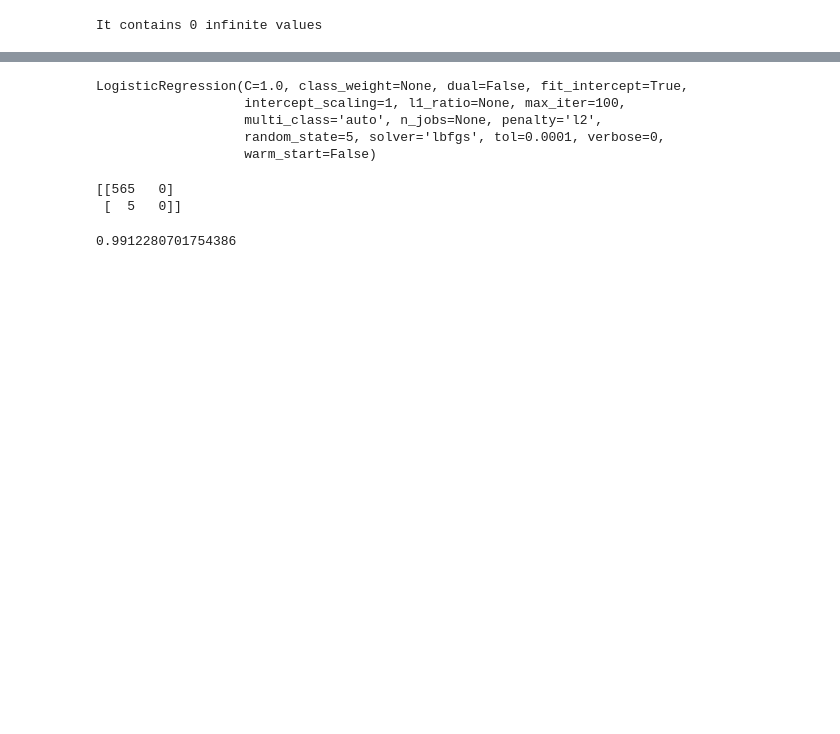
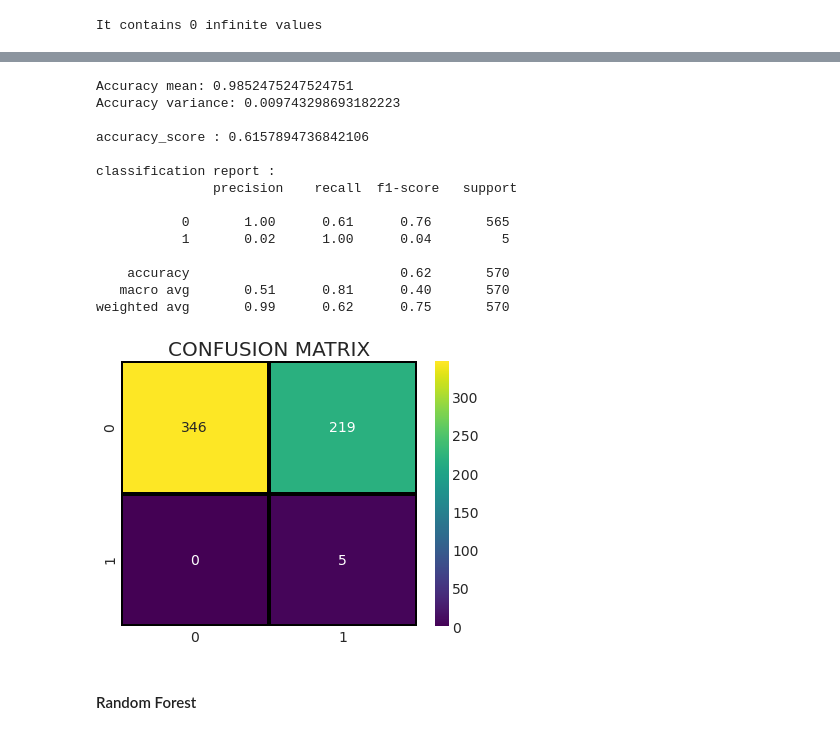
Before and after one commit to okayteakay/Exoplanets-Detection, a Jupyter notebook: Exoplanets.ipynb, the cells around one changed output, grey strips where cells are left out. Cells and saved outputs as stored; diff of their text form; code cells hidden in the pictures; blank space fills up the shorter version.

```diff
--- a/Exoplanets.ipynb
+++ b/Exoplanets.ipynb
@@ -283,10 +354,20 @@ y_test: (570,)
 # %%
 from sklearn.linear_model import LogisticRegression
-classifier = LogisticRegression(random_state = 5)
-classifier.fit(X_train, y_train)
+LR_model = LogisticRegression()
+model(LR_model,X_train_res,y_train_res,X_test,y_test)
 # %% [output]
-LogisticRegression(C=1.0, class_weight=None, dual=False, fit_intercept=True,
-                   intercept_scaling=1, l1_ratio=None, max_iter=100,
-                   multi_class='auto', n_jobs=None, penalty='l2',
-                   random_state=5, solver='lbfgs', tol=0.0001, verbose=0,
-                   warm_start=False)
+Accuracy mean: 0.9852475247524751
+Accuracy variance: 0.009743298693182223
+
+accuracy_score : 0.6157894736842106
+
+classification report :
+               precision    recall  f1-score   support
+
+           0       1.00      0.61      0.76       565
+           1       0.02      1.00      0.04         5
+
+    accuracy                           0.62       570
+   macro avg       0.51      0.81      0.40       570
+weighted avg       0.99      0.62      0.75       570
+[figure, added]
@@ -295,9 +374,2 @@ y_pred = classifier.predict(X_test)
-# %%
-from sklearn.metrics import confusion_matrix, accuracy_score
-cm = confusion_matrix(y_test, y_pred1)
-print(cm)
-accuracy_score(y_test,y_pred)
-# %% [output]
-[[565   0]
- [  5   0]]
-0.9912280701754386
+# %% [markdown]
+#### Random Forest
```
Also changed, not shown: parts of 46 cells of this notebook.
